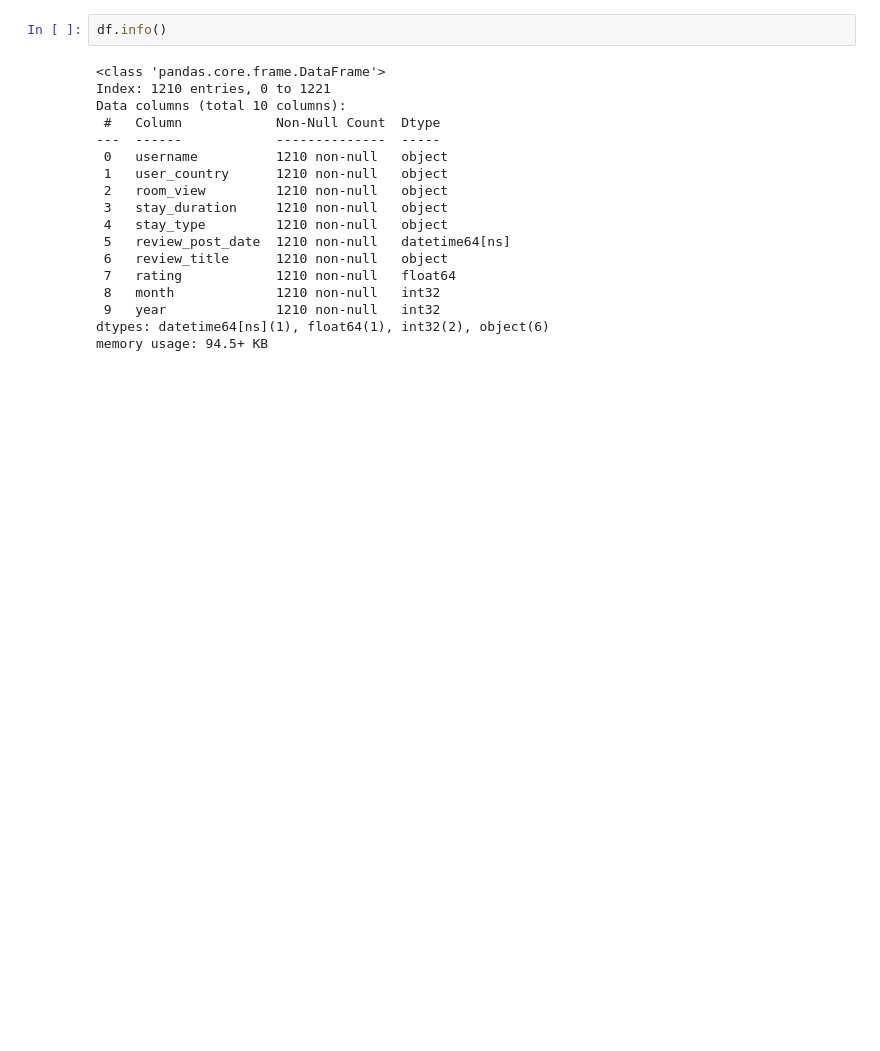
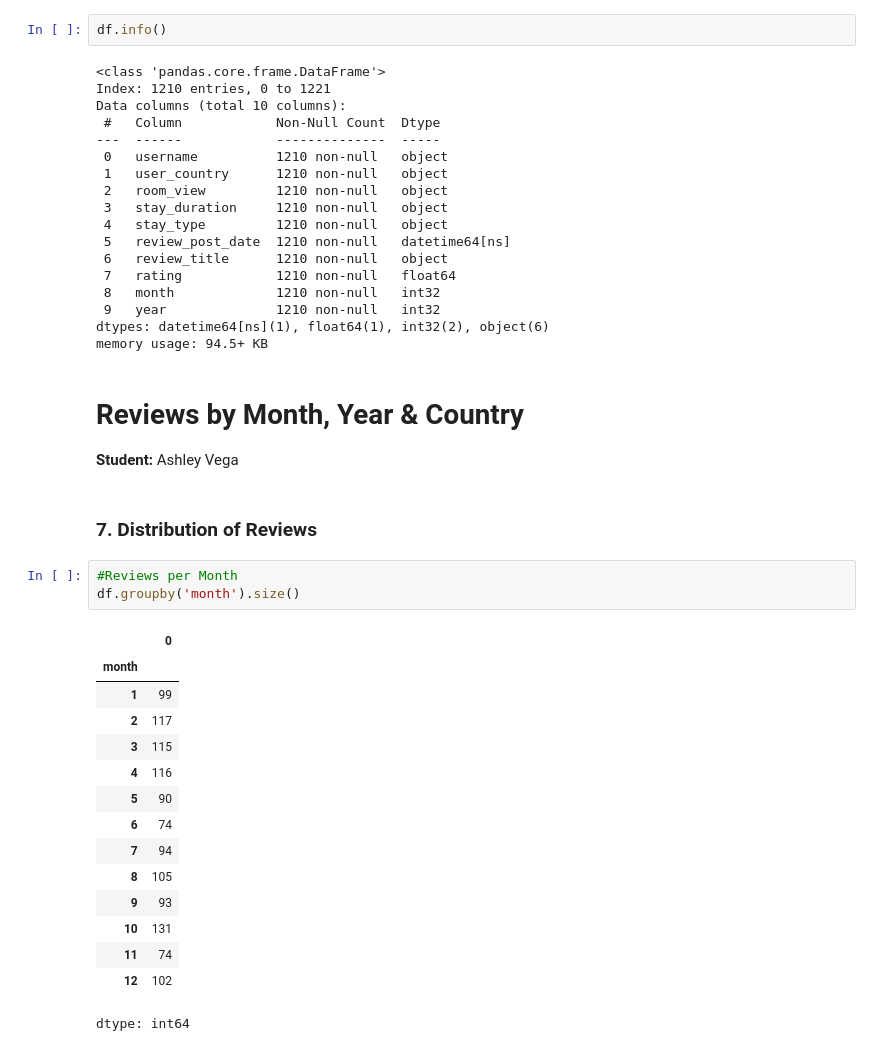
Before and after one commit to asve06/act2_si_225_group2, a Jupyter notebook: act2_si_eda_225_group2.ipynb, the cells around one changed output. Drawn from its saved outputs; the diff is of its cells as text; blank space fills up the shorter version.

Commit message:
Add review distribution by month, year, and country

```diff
--- a/act2_si_eda_225_group2.ipynb
+++ b/act2_si_eda_225_group2.ipynb
@@ -211,3 +211,27 @@ Data columns (total 10 columns):
  9   year              1210 non-null   int32
 dtypes: datetime64[ns](1), float64(1), int32(2), object(6)
 memory usage: 94.5+ KB
+# %% [markdown]
+# Reviews by Month, Year & Country
+**Student:** Ashley Vega
+# %% [markdown]
+### 7. Distribution of Reviews
+# %%
+#Reviews per Month
+df.groupby('month').size()
+# %% [output]
+|  | 0 |
+| month |  |
+| 1 | 99 |
+| 2 | 117 |
+| 3 | 115 |
+| 4 | 116 |
+| 5 | 90 |
+| 6 | 74 |
+| 7 | 94 |
+| 8 | 105 |
+| 9 | 93 |
+| 10 | 131 |
+| 11 | 74 |
+| 12 | 102 |
+dtype: int64
```
Also changed, not shown: parts of 2 cells of this notebook.
